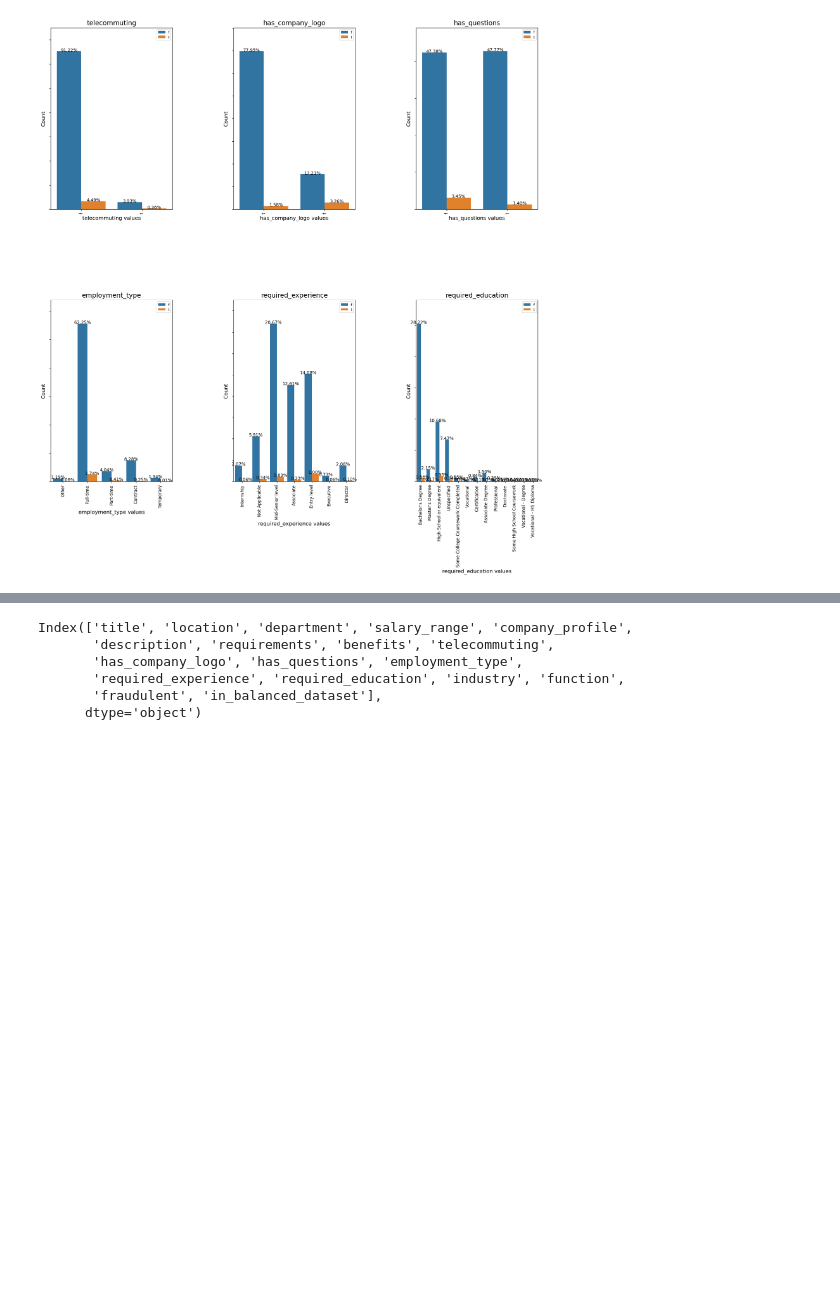
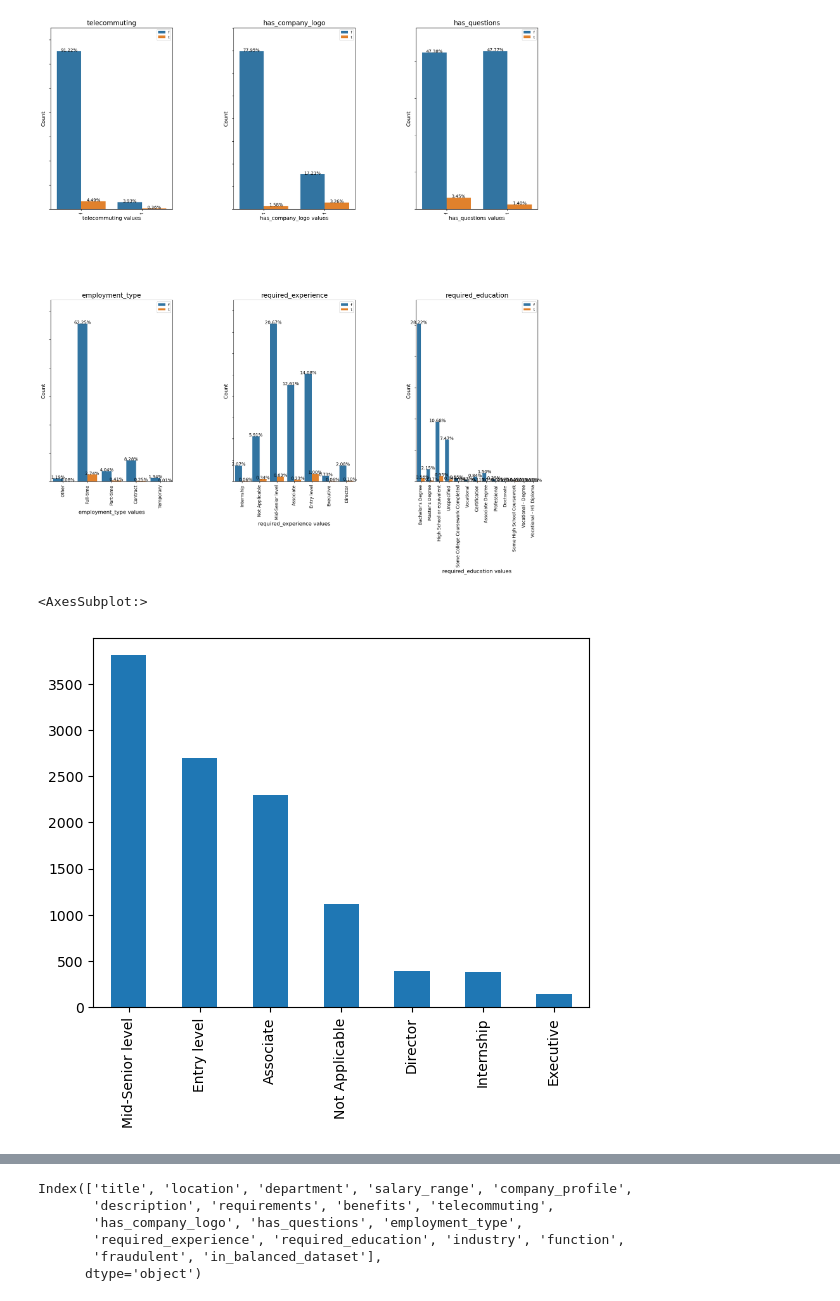
Before and after one commit to yaoyid/bt4012G5, a Jupyter notebook: EDA.ipynb, the cells around one changed output, grey strips where cells are left out. Saved outputs shown, nothing was run; the diff lists cells and outputs as text; code cells hidden in the pictures; blank space fills up the shorter version.

```diff
--- a/EDA.ipynb
+++ b/EDA.ipynb
@@ -122,3 +122,8 @@ for n, col in enumerate(dataset[cat_cols]):
 plt.show()
 # %% [output]
 [figure]
+# %%
+dataset['required_experience'].value_counts().plot(kind = 'bar')
+# %% [output]
+<AxesSubplot:>
+[figure, added]
```
Also changed, not shown: parts of 3 cells of this notebook.
